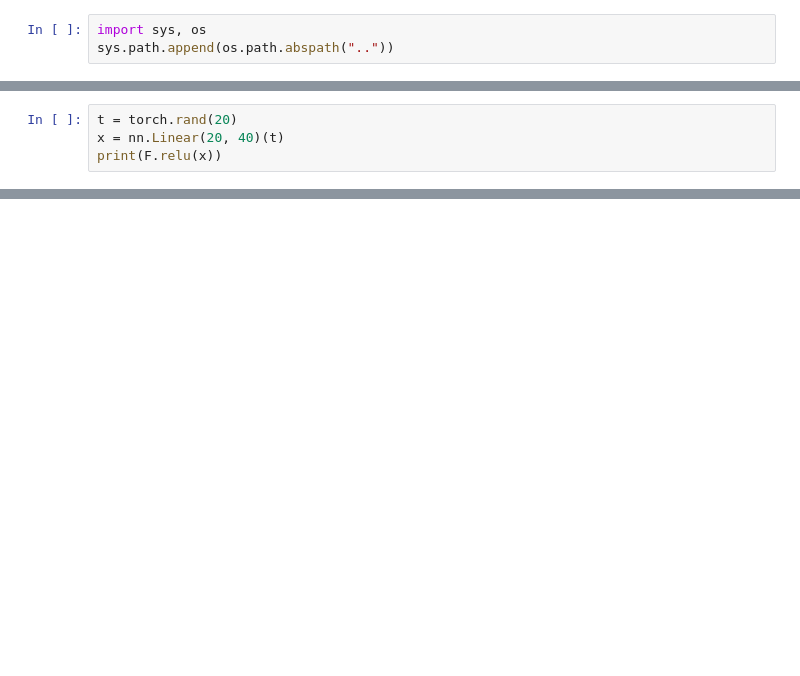
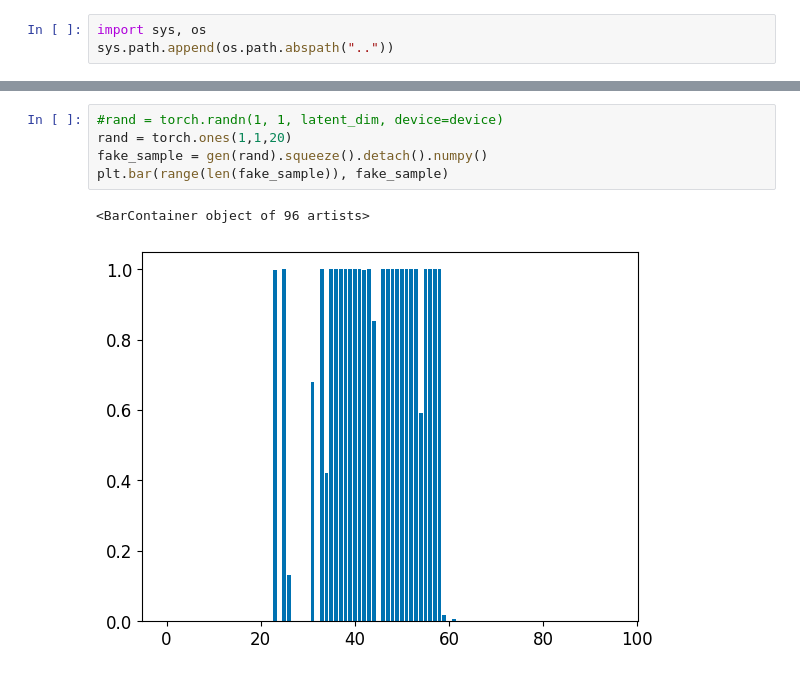
Before and after one commit to jHrdy/vyzkumak, a Jupyter notebook: GANs/gan.ipynb, the cells around one changed output, grey strips where cells are left out. Drawn from its saved outputs; the diff is of its cells as text; blank space fills up the shorter version.

```diff
--- a/GANs/gan.ipynb
+++ b/GANs/gan.ipynb
@@ -33,4 +51,0 @@ import torch.nn.functional as F
-# %%
-t = torch.rand(20)
-x = nn.Linear(20, 40)(t)
-print(F.relu(x))
@@ -238,0 +258,8 @@ scores.index(max(scores))
+# %%
+#rand = torch.randn(1, 1, latent_dim, device=device)
+rand = torch.ones(1,1,20)
+fake_sample = gen(rand).squeeze().detach().numpy()
+plt.bar(range(len(fake_sample)), fake_sample)
+# %% [output]
+<BarContainer object of 96 artists>
+[figure, added]
```
Also changed, not shown: parts of 25 cells of this notebook, 12 other files.
